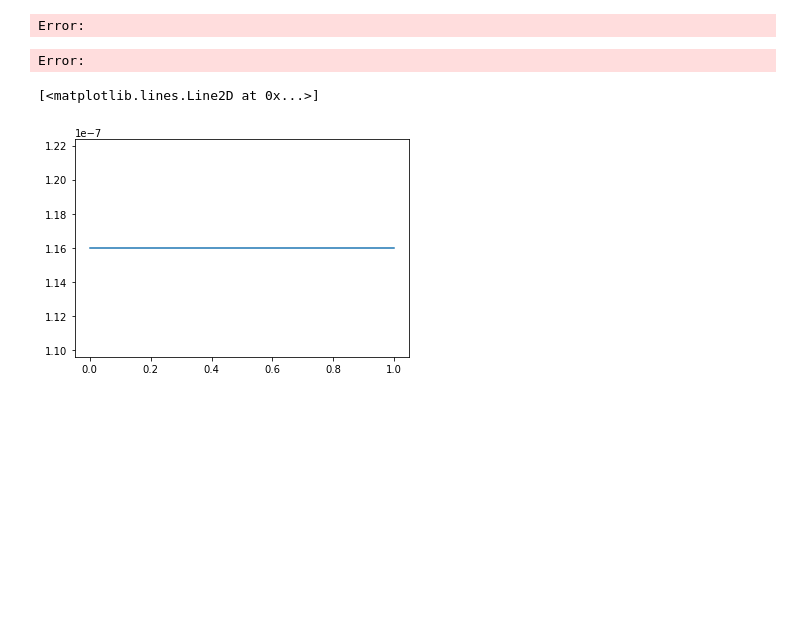
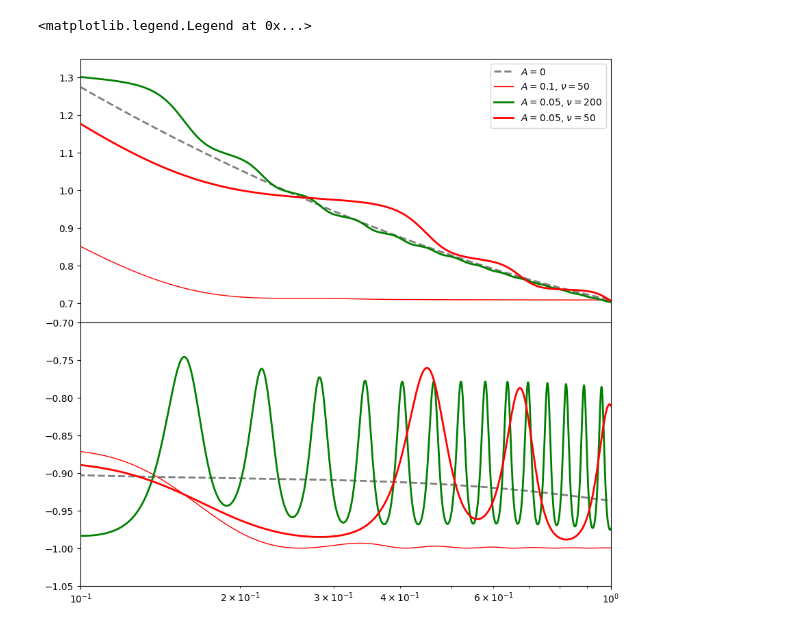
Before and after one commit to SBU-COSMOLIKE/CAMB-Monodromic, a Jupyter notebook: docs/Monodromic_demo.ipynb, the cells around one changed output. Drawn from its saved outputs; the diff is of its cells as text; code cells hidden in the pictures; blank space fills up the shorter version.

```diff
--- a/docs/Monodromic_demo.ipynb
+++ b/docs/Monodromic_demo.ipynb
@@ -20,23 +48,24 @@ base_cosmology = camb.set_params(# Background
-# %%
-base_results = camb.get_results(base_cosmology)
-# %% [output]
-Error:
-# %%
-scale_factor = np.logspace(-6, 0, 100)
-redshift = 1/scale_factor - 1
-base_results = camb.get_results(base_cosmology)
-
-rho_de = base_results.get_background_densities(scale_factor)['de']/scale_factor**4
-_, w_de = base_results.get_dark_energy_rho_w(scale_factor)
-hubble = base_results.hubble_parameter(redshift)
-cls = base_results.get_unlensed_scalar_cls(CMB_unit = 'muK')[:,0]
-
-ks = base_results.get_matter_power_spectrum(minkh=1e-4, maxkh=1, npoints = 200)[0]
-pk = base_results.get_matter_power_spectrum(minkh=1e-4, maxkh=1, npoints = 200)[2]
-# %% [output]
-Error:
-# %%
-plt.plot(scale_factor, rho_de)
-# %% [output]
-[<matplotlib.lines.Line2D at 0x...>]
-[figure, removed]
+# %%
+fig, axs = plt.subplots(2, 1, sharex=True, figsize=(10,10), gridspec_kw={'hspace': 0})
+scale_factor = np.logspace(-6, 0, 10000)
+redshift = 1/scale_factor - 1
+lws = [2, 1, 2, 2]
+lss = ['--', '-', '-', '-']
+colors = ['gray', 'red', 'green', 'red']
+legend_labels = [r"$A = 0$", r"$A = 0.1$, $\nu = 50$", r"$A = 0.05$, $\nu = 200$", r"$A = 0.05$, $\nu = 50$"]
+for case, result, ls, lw, color, label in zip(cases, results, lss, lws, colors, legend_labels):
+    rho_de = result.get_background_densities(scale_factor)['de']/scale_factor**4/result.grhocrit
+    _, w_de = result.get_dark_energy_rho_w(scale_factor)
+    hubble = result.hubble_parameter(redshift)
+    cls = result.get_unlensed_scalar_cls(CMB_unit = 'muK')[:,0]
+    ks = result.get_matter_power_spectrum(minkh=1e-4, maxkh=1, npoints = 200)[0]
+    pk = result.get_matter_power_spectrum(minkh=1e-4, maxkh=1, npoints = 200)[2]
+    axs[0].semilogx(scale_factor, rho_de, ls=ls, lw=lw, label=label, color=color)
+    axs[1].semilogx(scale_factor, w_de, ls=ls, lw=lw, label=label, color=color)
+plt.xlim([0.1, 1])
+axs[0].set_ylim([0.65, 1.35])
+axs[1].set_ylim([-1.05, -0.7])
+axs[0].legend(loc='upper right')
+# %% [output]
+<matplotlib.legend.Legend at 0x...>
+[figure, added]
```
Also changed, not shown: parts of 2 cells of this notebook, 1 other file.
